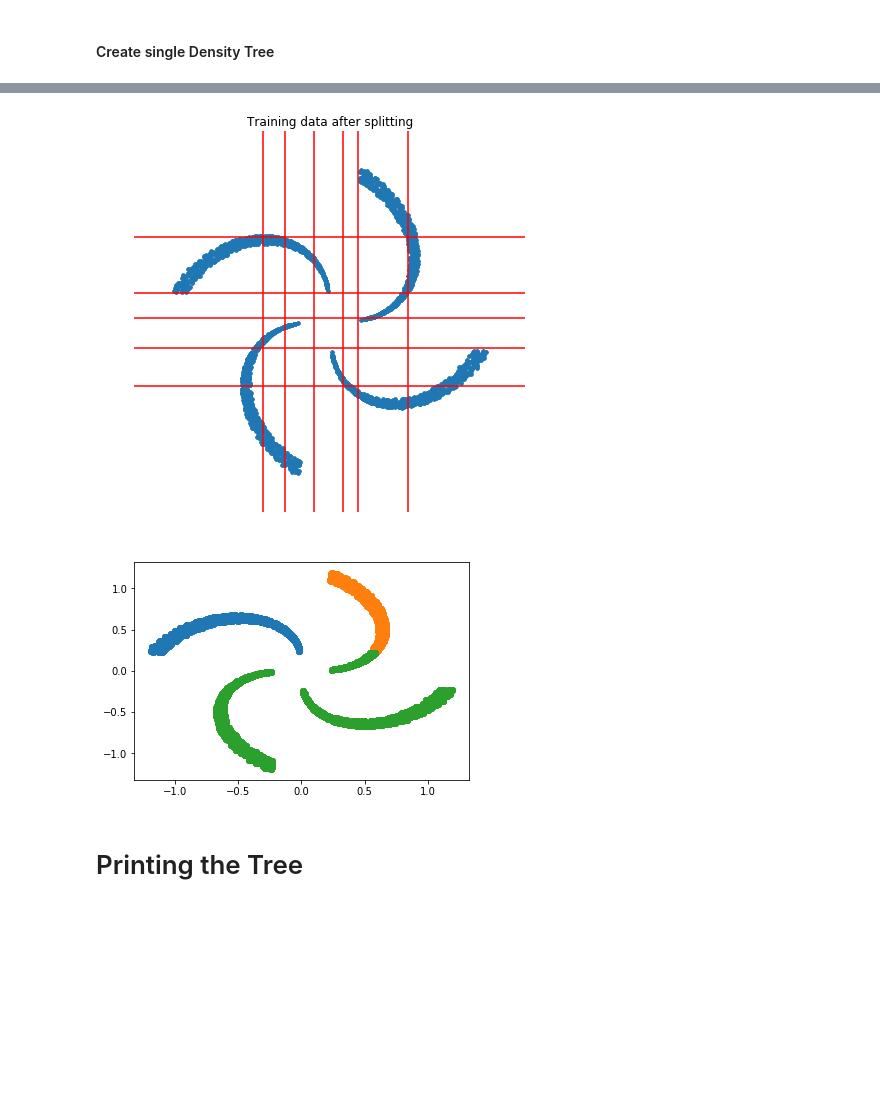
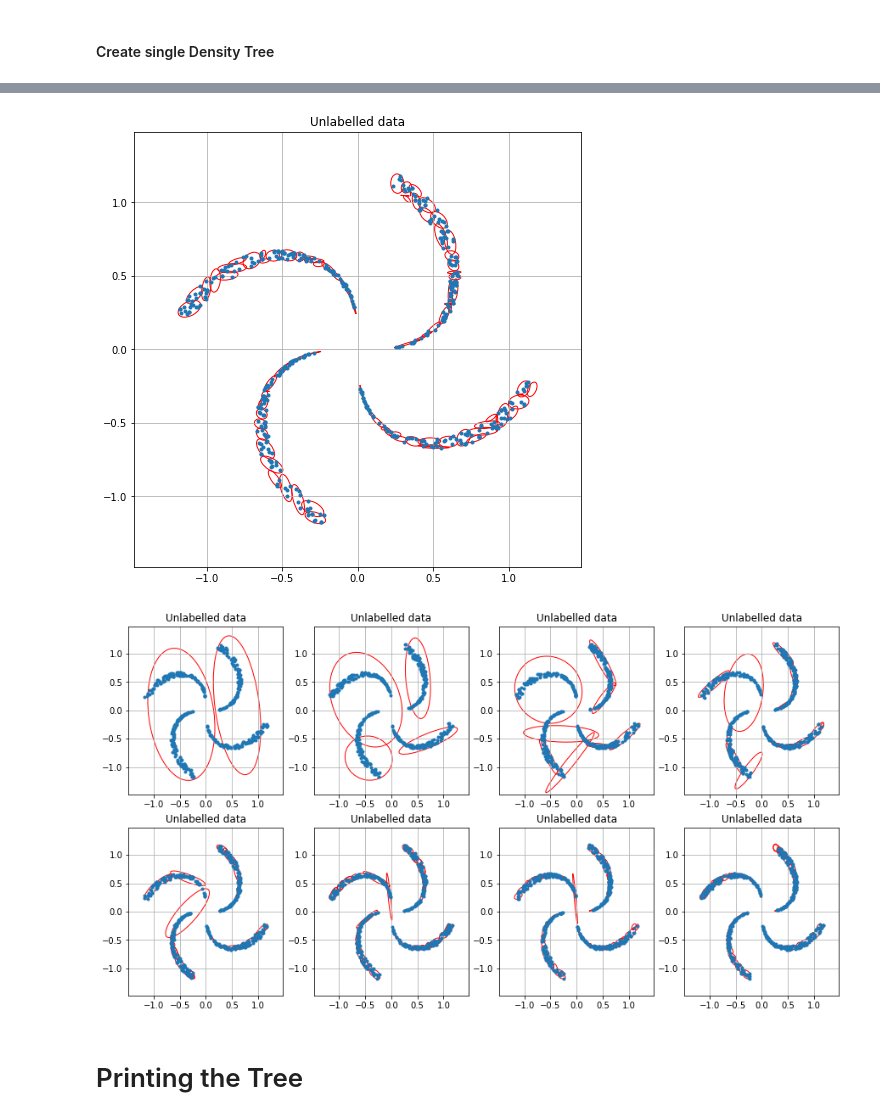
Before and after one commit to CyrilWendl/SIE-Master, a Jupyter notebook: Code/density_tree.ipynb, the cells around one changed output, grey strips where cells are left out. Saved outputs shown, nothing was run; the diff lists cells and outputs as text; code cells hidden in the pictures; blank space fills up the shorter version.

Commit message:
Density Forest parameters verified

```diff
--- a/Code/density_tree.ipynb
+++ b/Code/density_tree.ipynb
@@ -159,13 +159,10 @@ def plot_splits(dataset, root):
     plt.show()
 
 
-def plot_ellipses(dataset, root):
-    fig, ax = plt.subplots(1, 1)
-    fig.set_size_inches(8,8)
+def plot_ellipses(dataset, root, covs, means, ax):
     plot_data(draw_subsamples(dataset,.05), "Unlabelled data", ax, labels=False, n_clusters=5, covs=covs, means=means,
               minrange = minRange, maxrange = maxRange, margin=.3)
-    plt.savefig("../Figures/density_tree/unlabelled-data-cov.pdf", bbox_inches='tight', pad_inches=5)
-    plt.axis('off')
-    plt.show()
+    #plt.savefig("../Figures/density_tree/unlabelled-data-cov.pdf", bbox_inches='tight', pad_inches=5)
+    #plt.axis('off')
 # %%
 warnings.filterwarnings("ignore")
@@ -185,8 +176,8 @@ plot_ellipses(dataset, root)
-# %%
-plot_splits(dataset, root)
-# %% [output]
-[figure, removed]
-# %%
-plot_clusters_node(root.right, None)
-# %% [output]
-[figure, removed]
+# %%
+covs, means = get_clusters(root, [], [])
+fig, ax = plt.subplots(1, 1)
+fig.set_size_inches(8,8)
+plot_ellipses(dataset, root,covs, means, ax)
+plt.show()
+# %% [output]
+[figure, added]
@@ -193,3 +205,17 @@ plot_clusters_node(root.right, None)
+# %%
+
+fig, axes = plt.subplots(2, 4)
+fig.set_size_inches(15,8)
+
+for i in range(1,5):
+    means, covs = get_covs_means_depth(root,i,[],[])
+    plot_ellipses(dataset, root, covs, means, axes[0][i-1])
+
+for i in range(5,9):
+    means, covs = get_covs_means_depth(root,i,[],[])
+    plot_ellipses(dataset, root, covs, means, axes[1][i-5])
+# %% [output]
+[figure, added]
 # %% [markdown]
 # Printing the Tree
 # %%
```
Also changed, not shown: parts of 9 cells of this notebook, 18 other files.
